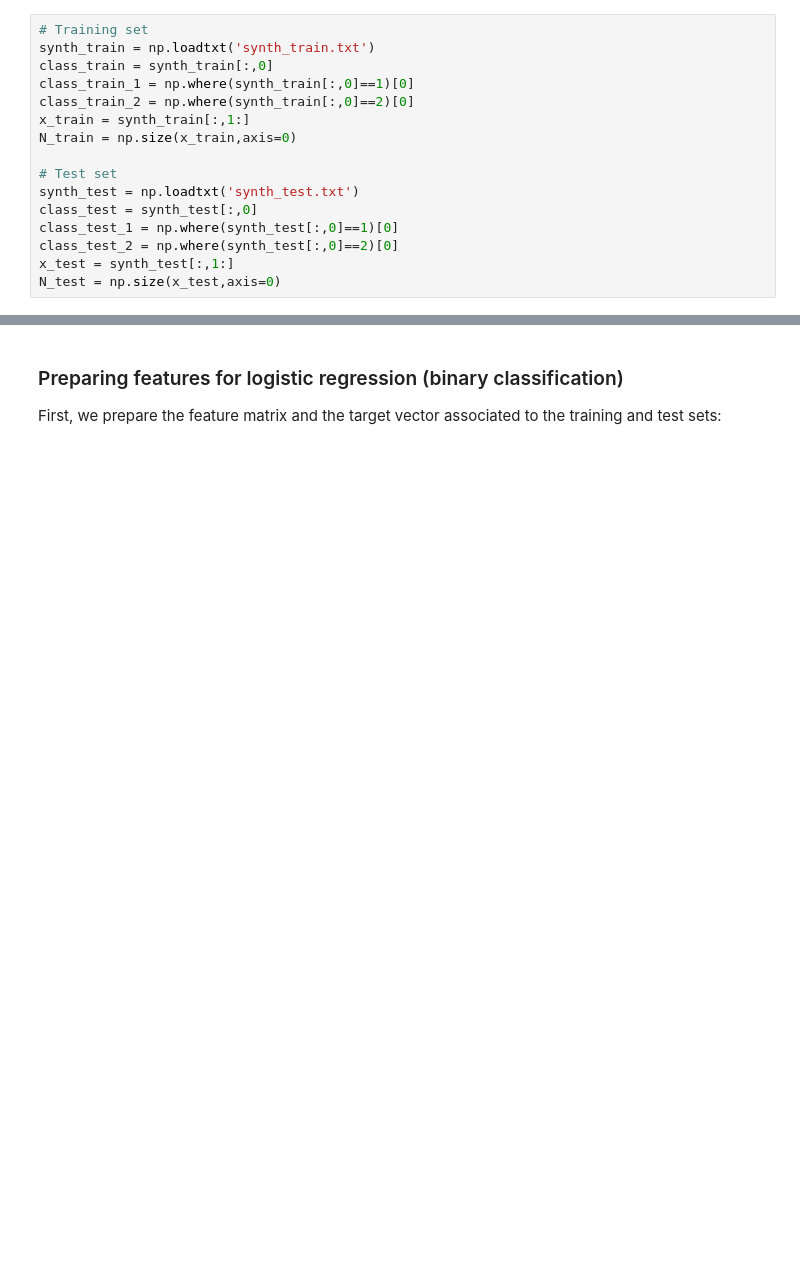
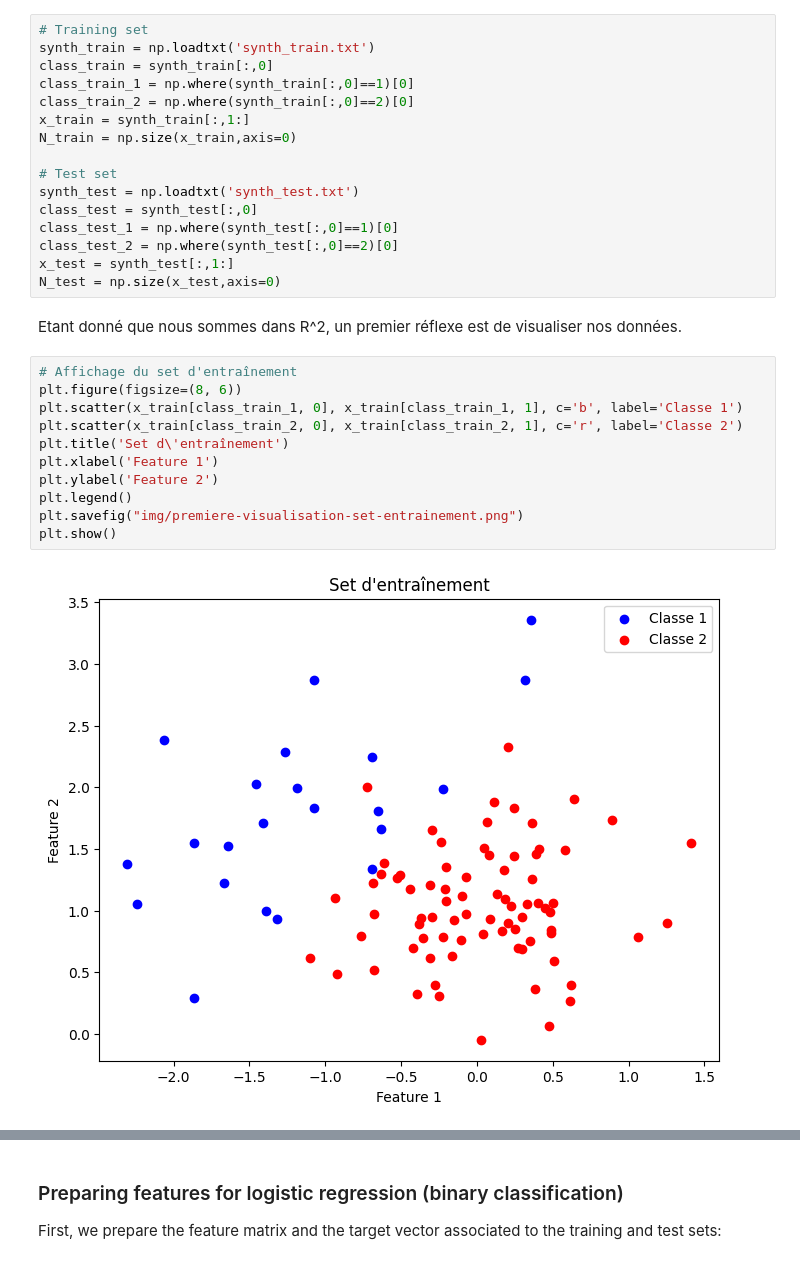
Before and after one commit to mcaron01/decsion-et-apprentissage-sdi, a Jupyter notebook: TP3/TP3_archive/TP3_archive/TP3_BACQUET_CARON.ipynb, the cells around one changed output, grey strips where cells are left out. Saved outputs shown, nothing was run; the diff lists cells and outputs as text; blank space fills up the shorter version.

Commit message:
add first visualisation of dataset

```diff
--- a/TP3/TP3_archive/TP3_archive/TP3_BACQUET_CARON.ipynb
+++ b/TP3/TP3_archive/TP3_archive/TP3_BACQUET_CARON.ipynb
@@ -103,3 +103,18 @@ class_test_1 = np.where(synth_test[:,0]==1)[0]
 class_test_2 = np.where(synth_test[:,0]==2)[0]
 x_test = synth_test[:,1:]
 N_test = np.size(x_test,axis=0)
+# %% [markdown]
+Etant donné que nous sommes dans R^2, un premier réflexe est de visualiser nos données.
+# %%
+# Affichage du set d'entraînement
+plt.figure(figsize=(8, 6))
+plt.scatter(x_train[class_train_1, 0], x_train[class_train_1, 1], c='b', label='Classe 1')
+plt.scatter(x_train[class_train_2, 0], x_train[class_train_2, 1], c='r', label='Classe 2')
+plt.title('Set d\'entraînement')
+plt.xlabel('Feature 1')
+plt.ylabel('Feature 2')
+plt.legend()
+plt.savefig("img/premiere-visualisation-set-entrainement.png")
+plt.show()
+# %% [output]
+[figure, added]
```
Also changed, not shown: parts of 3 cells of this notebook, 2 other files.
